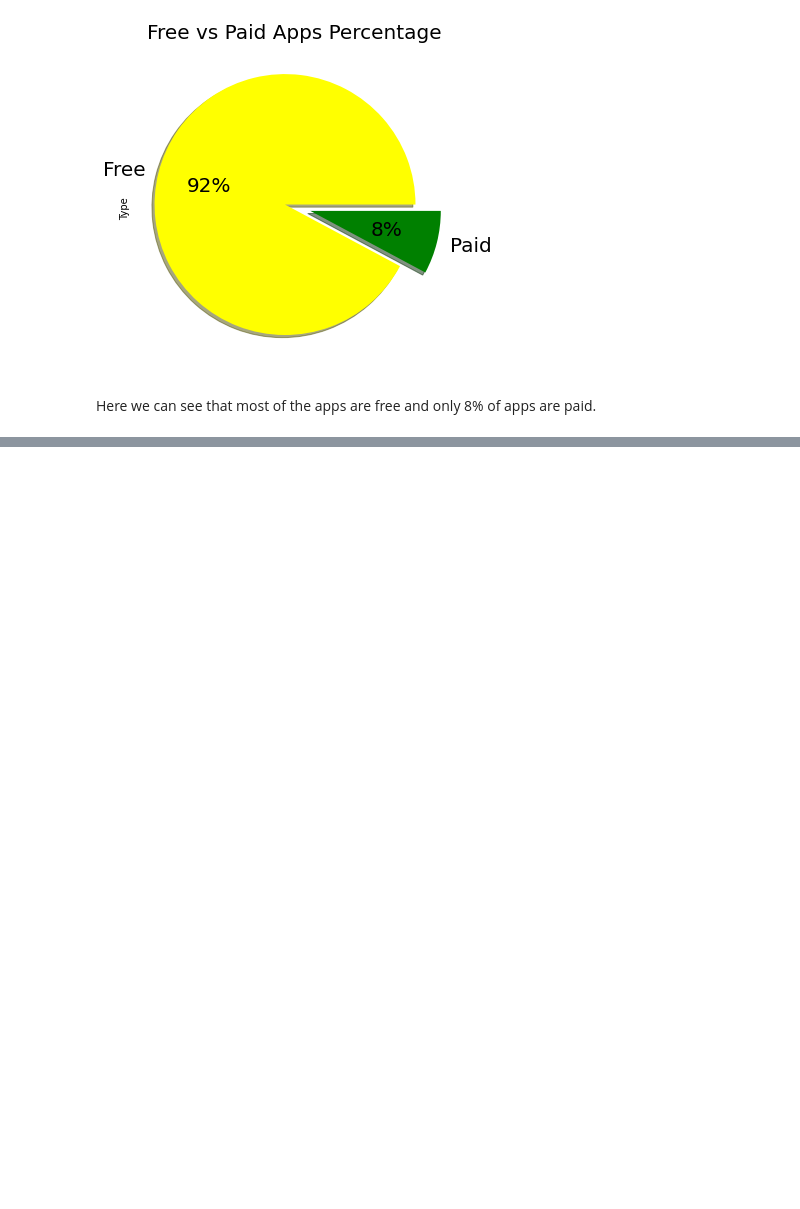
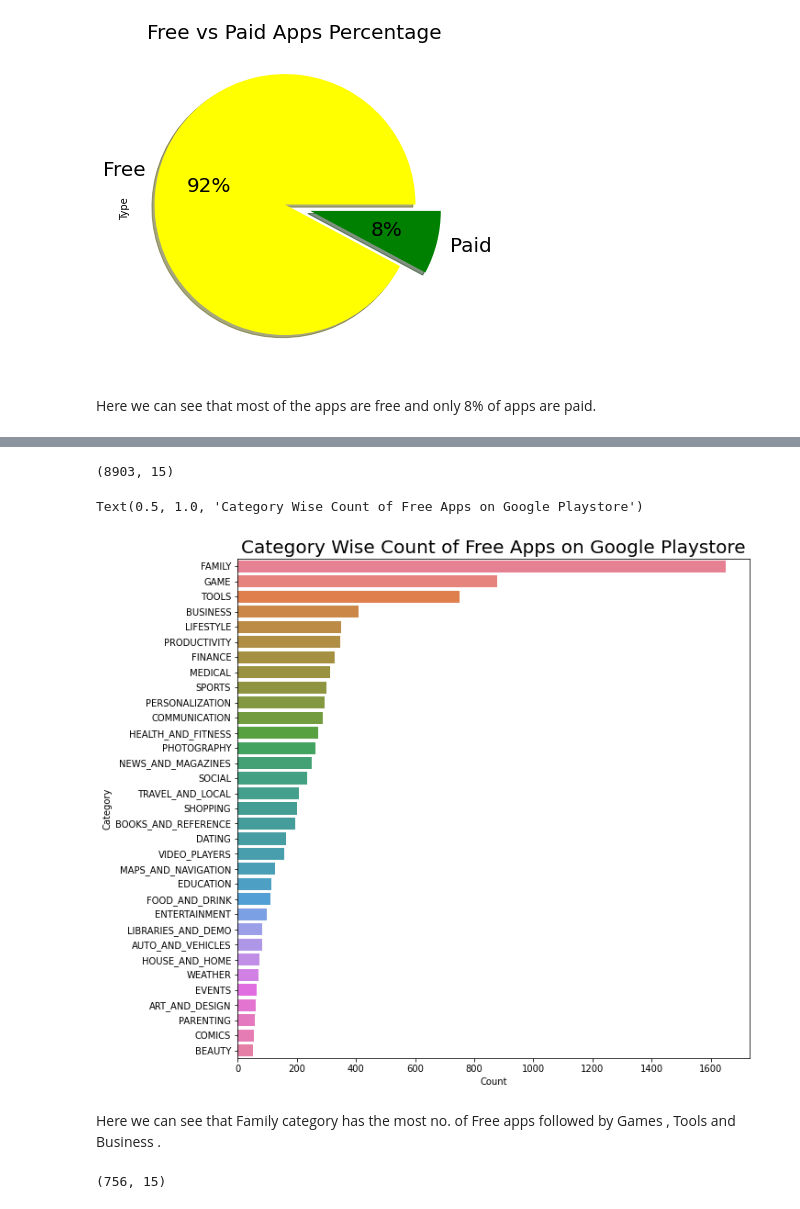
Before and after one commit to asadalam1/play_store_app_analysis, a Jupyter notebook: Play_Store_App_Review_Analysis_Capstone_Project.ipynb, the cells around one changed output, grey strips where cells are left out. Saved outputs shown, nothing was run; the diff lists cells and outputs as text; code cells hidden in the pictures; blank space fills up the shorter version.

```diff
--- a/Play_Store_App_Review_Analysis_Capstone_Project.ipynb
+++ b/Play_Store_App_Review_Analysis_Capstone_Project.ipynb
@@ -410,0 +469,36 @@ Here we can see that most of the apps are free and only 8% of apps are paid.
+# %%
+#For Free Apps
+#We create a new dataframe which contains data of only free apps
+free_apps_df=df[df['Type']=='Free']
+free_apps_df.shape
+# %% [output]
+(8903, 15)
+# %%
+x=free_apps_df['Category'].value_counts()
+y=free_apps_df['Category'].value_counts().index
+
+xsis=[]
+ysis=[]
+
+for i in range(len(x)):
+  xsis.append(x[i])
+  ysis.append(y[i])
+
+plt.figure(figsize=(10,10))
+plt.xlabel("Count")
+plt.ylabel("Category")
+
+graph = sns.barplot(x = xsis, y = ysis, palette= "husl")
+graph.set_title("Category Wise Count of Free Apps on Google Playstore", fontsize = 20)
+# %% [output]
+Text(0.5, 1.0, 'Category Wise Count of Free Apps on Google Playstore')
+[figure, added]
+# %% [markdown]
+Here we can see that Family category has the most no. of Free apps followed by Games , Tools and Business .
+# %%
+#For Paid Apps
+#We create a new dataframe which contains data of only paid apps
+paid_apps_df=df[df['Type']=='Paid']
+paid_apps_df.shape
+# %% [output]
+(756, 15)
```
Also changed, not shown: parts of 8 cells of this notebook.
